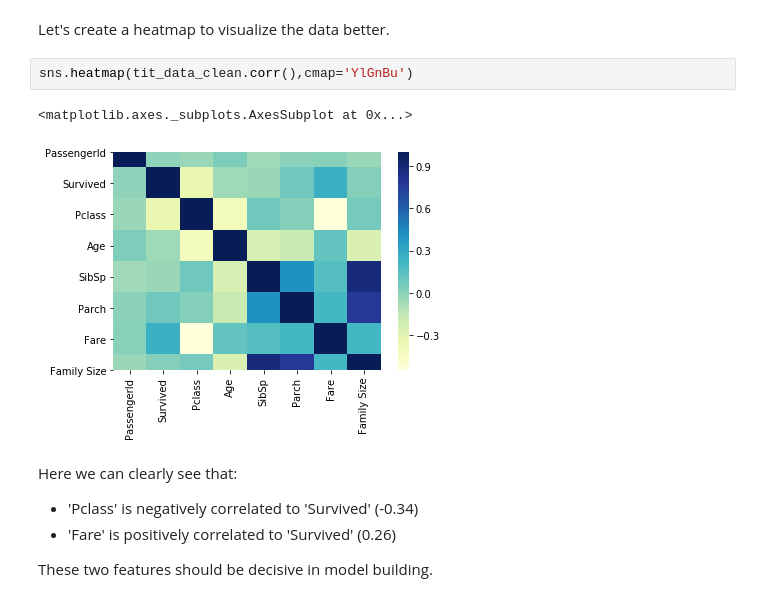
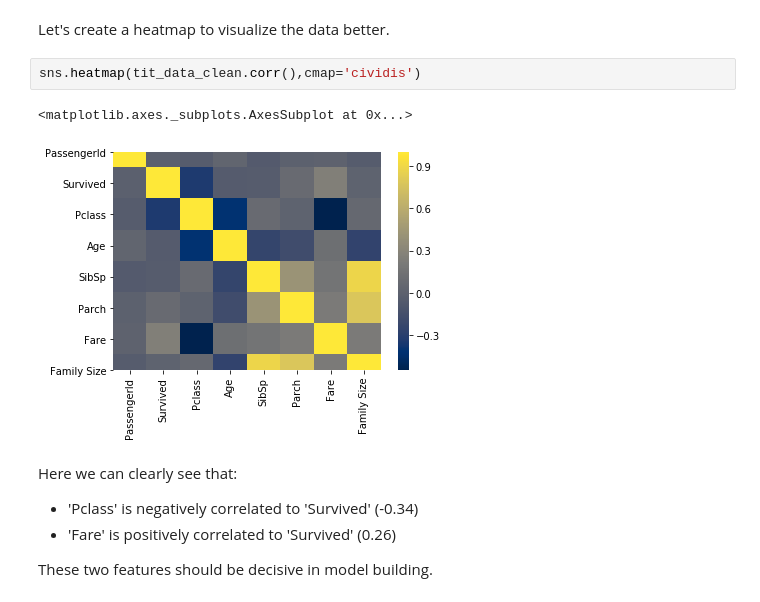
Before and after one commit to SalimAmarti/Titanic_Project, a Jupyter notebook: Titanic model.ipynb, the cells around one changed output. Cells and saved outputs as stored; diff of their text form.

```diff
--- a/Titanic model.ipynb
+++ b/Titanic model.ipynb
@@ -397,10 +402,10 @@ tit_data_clean.corr()
 # %% [markdown]
 Let's create a heatmap to visualize the data better.
 # %%
-sns.heatmap(tit_data_clean.corr(),cmap='YlGnBu')
+sns.heatmap(tit_data_clean.corr(),cmap='cividis')
 # %% [output]
 <matplotlib.axes._subplots.AxesSubplot at 0x...>
-[figure, old version]
+[figure, new version]
 # %% [markdown]
 Here we can clearly see that:
 - 'Pclass' is negatively correlated to 'Survived' (-0.34)
```
Also changed, not shown: parts of 12 cells of this notebook.
